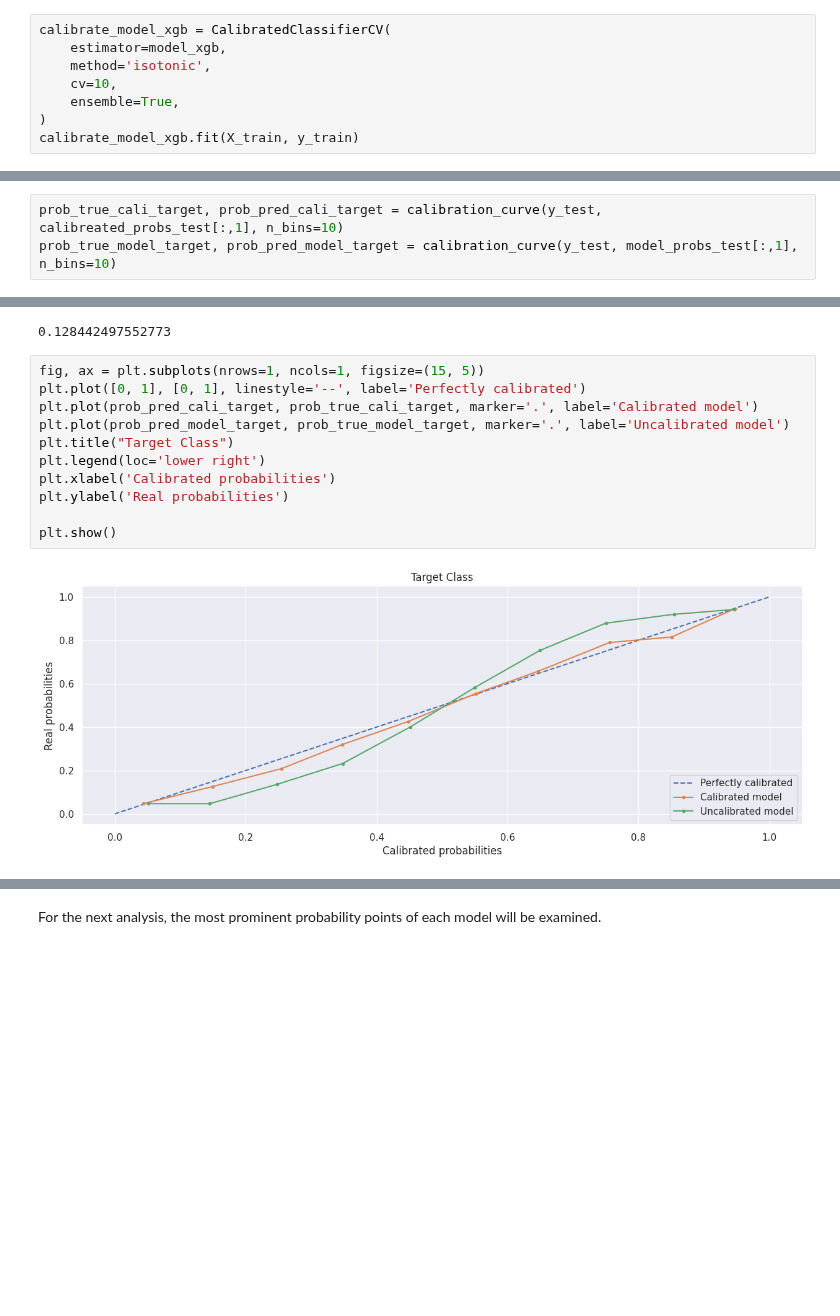
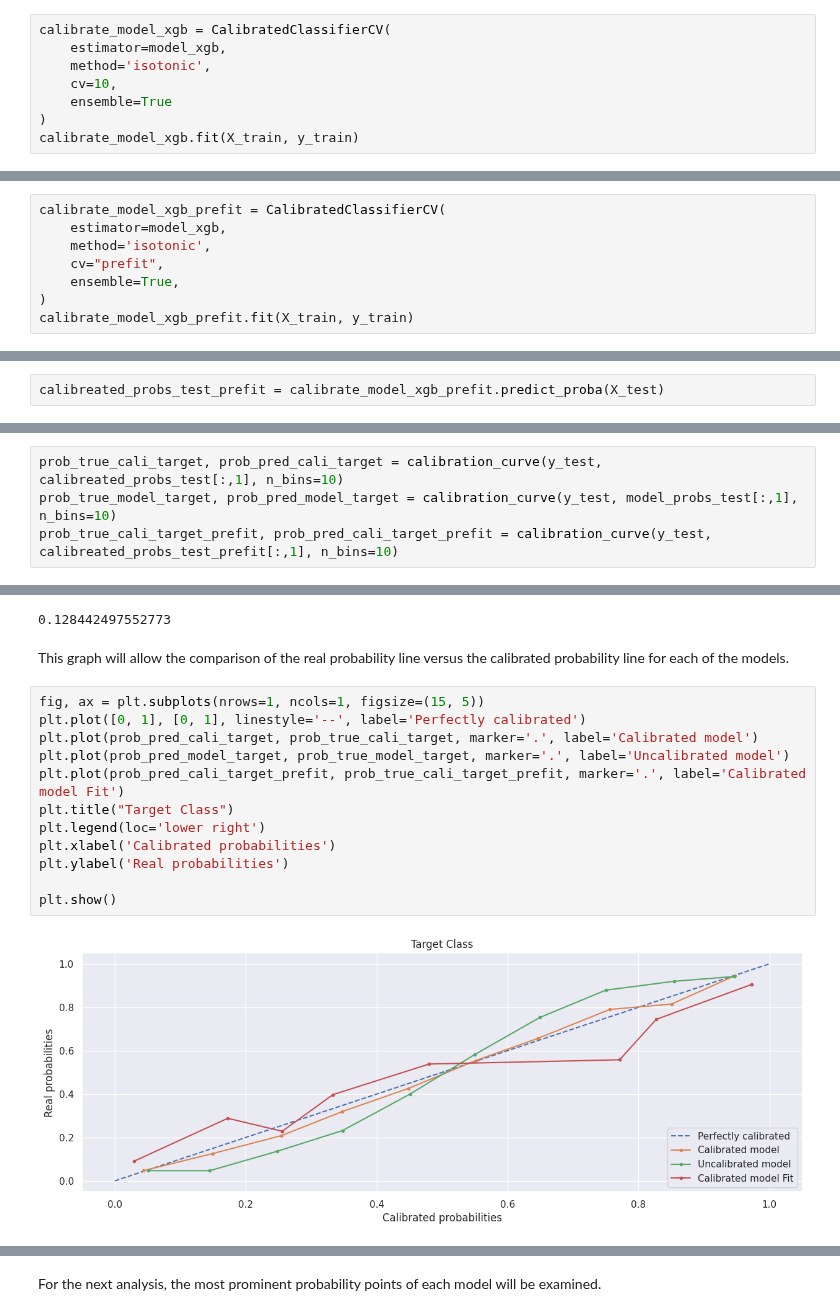
Before and after one commit to Kaiziferr/machine_learning, a Jupyter notebook: Probability_Calibration/02_Probability_Calibration.ipynb, the cells around one changed output, grey strips where cells are left out. Saved outputs shown, nothing was run; the diff lists cells and outputs as text; blank space fills up the shorter version.

Commit message:
Probability_Calibration_Model Ensemble-Not-Fitted M

```diff
--- a/Probability_Calibration/02_Probability_Calibration.ipynb
+++ b/Probability_Calibration/02_Probability_Calibration.ipynb
@@ -101,7 +116,7 @@ calibrate_model_xgb = CalibratedClassifierCV(
     estimator=model_xgb,
     method='isotonic',
     cv=10,
-    ensemble=True,
+    ensemble=True
 )
 calibrate_model_xgb.fit(X_train, y_train)
 # %% [output]
@@ -134,0 +168,8 @@ model_probs_test = model_xgb.predict_proba(X_test)
+# %%
+calibrate_model_xgb_prefit = CalibratedClassifierCV(
+    estimator=model_xgb,
+    method='isotonic',
+    cv="prefit",
+    ensemble=True,
+)
+calibrate_model_xgb_prefit.fit(X_train, y_train)
@@ -135 +196,3 @@ model_probs_test = model_xgb.predict_proba(X_test)
+# %%
+calibreated_probs_test_prefit = calibrate_model_xgb_prefit.predict_proba(X_test)
 # %% [markdown]
@@ -160,3 +223,4 @@ To be consistent with the visualization and comparison, the number 10 will be se
 # %%
 prob_true_cali_target, prob_pred_cali_target = calibration_curve(y_test, calibreated_probs_test[:,1], n_bins=10)
 prob_true_model_target, prob_pred_model_target = calibration_curve(y_test, model_probs_test[:,1], n_bins=10)
+prob_true_cali_target_prefit, prob_pred_cali_target_prefit = calibration_curve(y_test, calibreated_probs_test_prefit[:,1], n_bins=10)
@@ -174,16 +245,19 @@ brier_score = brier_score_loss(y_test, model_probs_test[:, 1])
 brier_score
 # %% [output]
 0.128442497552773
+# %% [markdown]
+This graph will allow the comparison of the real probability line versus the calibrated probability line for each of the models.
 # %%
 fig, ax = plt.subplots(nrows=1, ncols=1, figsize=(15, 5))
 plt.plot([0, 1], [0, 1], linestyle='--', label='Perfectly calibrated')
 plt.plot(prob_pred_cali_target, prob_true_cali_target, marker='.', label='Calibrated model')
 plt.plot(prob_pred_model_target, prob_true_model_target, marker='.', label='Uncalibrated model')
+plt.plot(prob_pred_cali_target_prefit, prob_true_cali_target_prefit, marker='.', label='Calibrated model Fit')
 plt.title("Target Class")
 plt.legend(loc='lower right')
 plt.xlabel('Calibrated probabilities')
 plt.ylabel('Real probabilities')
 
 plt.show()
 # %% [output]
-[figure, old version]
+[figure, new version]
```
Also changed, not shown: parts of 23 cells of this notebook.
